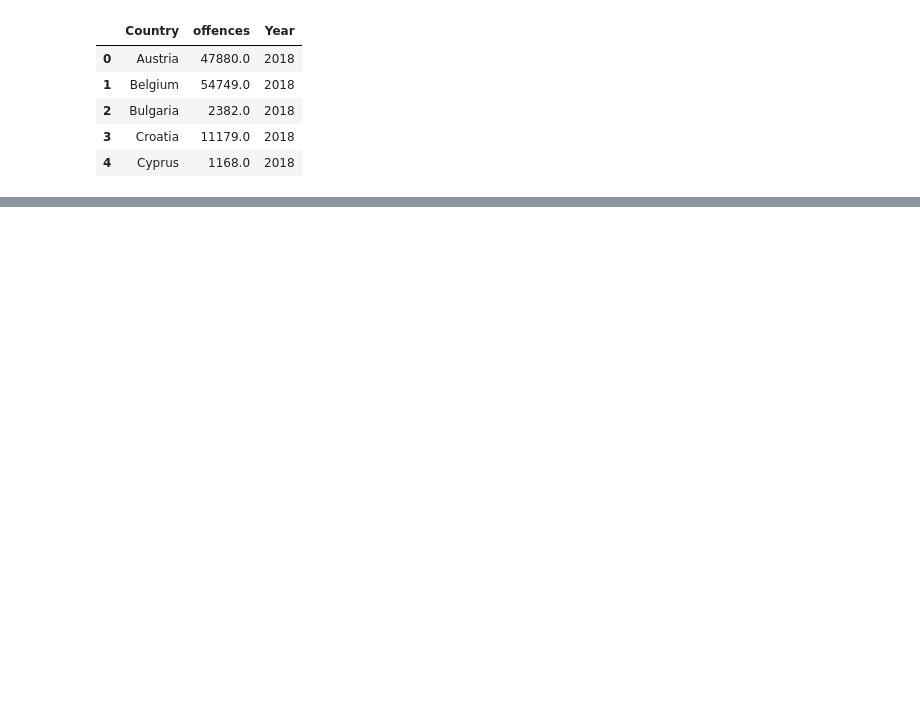
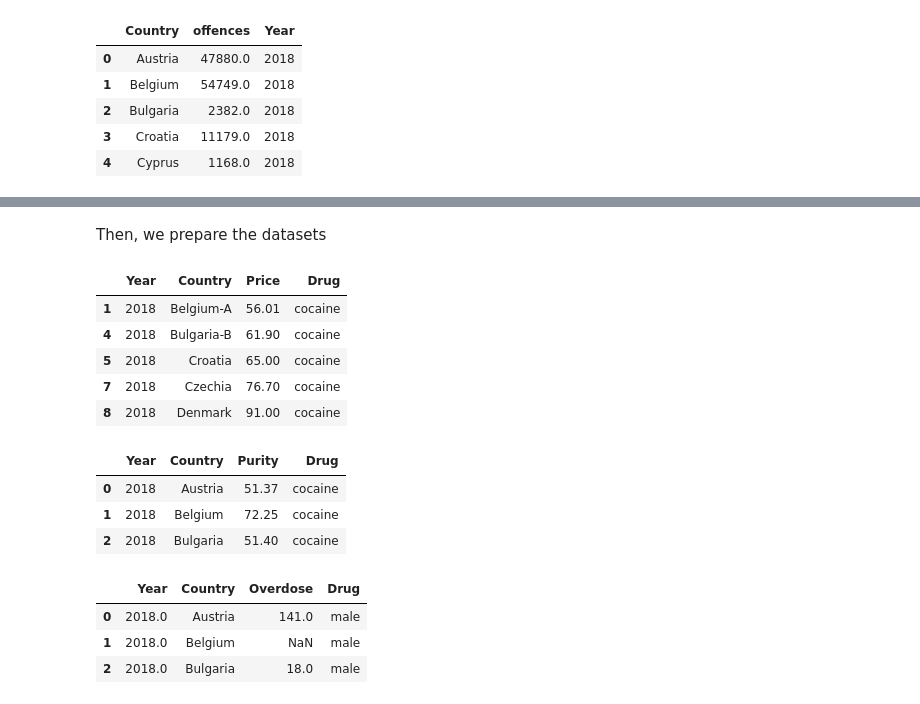
Before and after one commit to s171243/SocialDataAnalyis, a Jupyter notebook: final_project.ipynb, the cells around one changed output, grey strips where cells are left out. Saved outputs shown, nothing was run; the diff lists cells and outputs as text; code cells hidden in the pictures; blank space fills up the shorter version.

```diff
--- a/final_project.ipynb
+++ b/final_project.ipynb
@@ -188,2 +113,0 @@ newlist = [item for items in liist for item in items]
-# %%
-large_df = pd.DataFrame(newlist, columns=["Country", "offences", "Year"])
@@ -1028,28 +113,0 @@ px.line(total_offences, x="Year", y="offences", title="Over 1M drug offences are
-# %%
-handling = pd.read_excel("handling_drugs.xlsx", skiprows=1)
-
-cols = ["categories"]
-for col in handling.columns[1:]:
-    if "Unnamed" in col:
-        cols.append(prev + " 2014")
-    else:
-        prev = col
-        cols.append(prev + " 2011")
-
-handling.columns = cols
-handling = handling.set_index("categories")
-new_df = []
-for col, data in handling.items():
-    if not any(char.isdigit() for char in col):
-        continue
-
-    year = [int(s) for s in col.split() if s.isdigit()][0]
-
-    new_df.append([data.index.to_list(), data.values.tolist(), [data.name[:-5]]*len(df), [year]*len(df)])
-
-liist = [list(zip(x,y,z, o)) for x, y, z, o in new_df]
-newlist = [item for items in liist for item in items]
-handling_df = pd.DataFrame(newlist, columns=["Category", "Value", "Country", "Year"])
-handling_df = handling_df.dropna()
-handling_df["Value"] = handling_df["Value"].apply(pd.to_numeric, errors='coerce')
-#print(handling_df[handling_df.Country=="Total"])
@@ -1139,0 +179,44 @@ fig.show()
+# %% [markdown]
+Then, we prepare the datasets
+# %%
+drug_df = pd.DataFrame({'Year' : [], "Country":[], "Price":[], "Drug":[]})
+for file_name, name in zip(["cocaine-price.xlsx", "heroin-price.xlsx", "meth-price.xlsx", "Amphetamine-price.xlsx"],
+                ["cocaine", "heroin", "meth", "amphetamine"]):
+    drug_df = add_rows(df_path=file_name, drug_name=name, return_df=drug_df, column_name="Price")
+
+drug_df.Year = drug_df.Year.astype(int)
+drug_df = drug_df.dropna()
+drug_df.head()
+# %% [output]
+|  | Year | Country | Price | Drug |
+| 1 | 2018 | Belgium-A | 56.01 | cocaine |
+| 4 | 2018 | Bulgaria-B | 61.90 | cocaine |
+| 5 | 2018 | Croatia | 65.00 | cocaine |
+| 7 | 2018 | Czechia | 76.70 | cocaine |
+| 8 | 2018 | Denmark | 91.00 | cocaine |
+# %%
+purity_df = pd.DataFrame({'Year' : [], "Country":[], "Purity":[], "Drug":[]})
+for file_name, name in zip(["cocaine-purity.xlsx", "heroin-purity.xlsx", "meth-purity.xlsx", "Amphetamine-purity.xlsx"],
+                ["cocaine", "heroin", "meth", "amphetamine"]):
+    purity_df = add_rows(df_path=file_name, drug_name=name, return_df=purity_df, column_name="Purity")
+
+purity_df.Year = purity_df.Year.astype(int)
+purity_df = purity_df.dropna()
+purity_df.head(3)
+# %% [output]
+|  | Year | Country | Purity | Drug |
+| 0 | 2018 | Austria | 51.37 | cocaine |
+| 1 | 2018 | Belgium | 72.25 | cocaine |
+| 2 | 2018 | Bulgaria | 51.40 | cocaine |
+# %%
+od_df = pd.DataFrame({'Year' : [], "Country":[], "Overdose":[], "Drug":[]})
+for file_name, name in zip(["male-od.xlsx", "female-od.xlsx", "total-od.xlsx"],
+                ["male", "female", "total"]):
+    od_df = add_rows(df_path=file_name, drug_name=name, return_df=od_df, column_name="Overdose")
+
+od_df.head(3)
+# %% [output]
+|  | Year | Country | Overdose | Drug |
+| 0 | 2018.0 | Austria | 141.0 | male |
+| 1 | 2018.0 | Belgium | NaN | male |
+| 2 | 2018.0 | Bulgaria | 18.0 | male |
```
Also changed, not shown: parts of 52 cells of this notebook.
